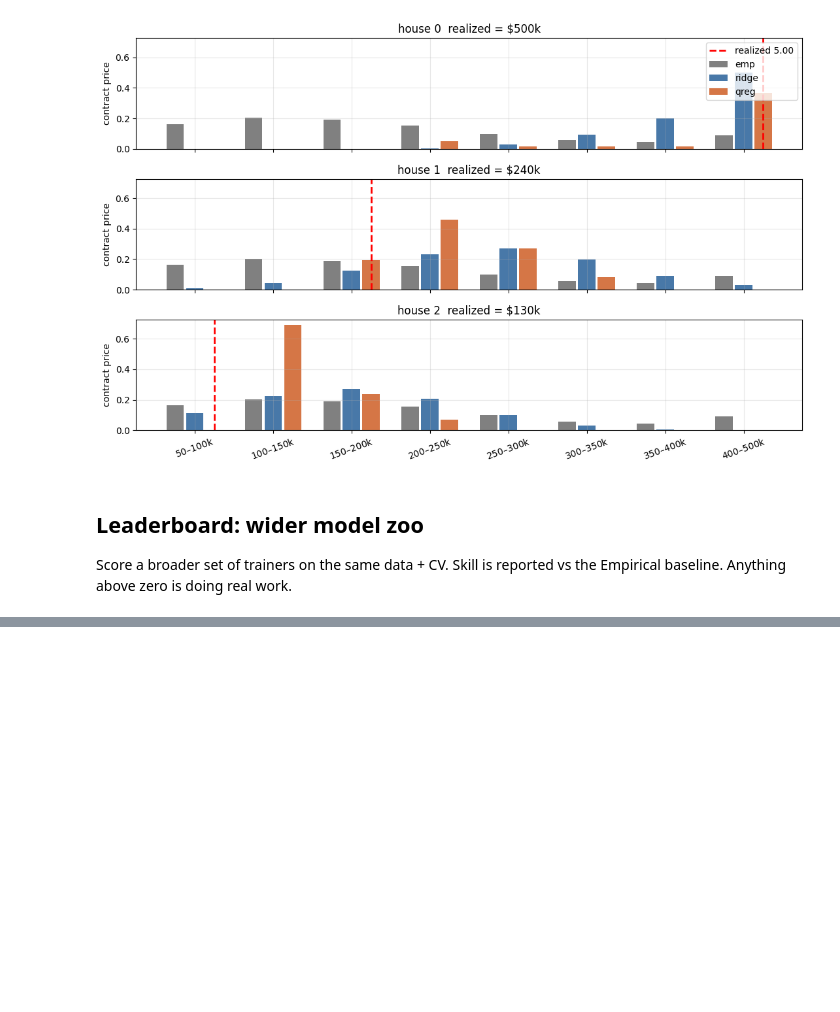
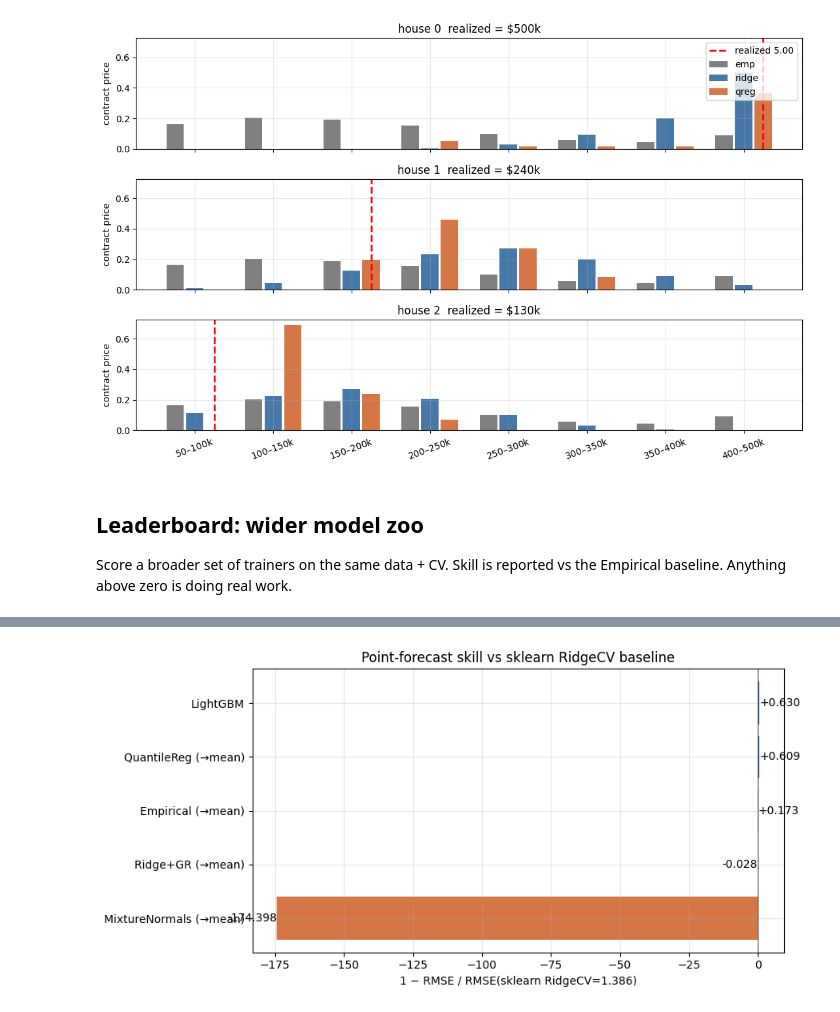
Before and after one commit to FrederikBenirschke/bracket-learn, a Jupyter notebook: notebooks/housing_brackets.ipynb, the cells around one changed output, grey strips where cells are left out. Saved outputs shown, nothing was run; the diff lists cells and outputs as text; code cells hidden in the pictures; blank space fills up the shorter version.

```diff
--- a/notebooks/housing_brackets.ipynb
+++ b/notebooks/housing_brackets.ipynb
@@ -313,0 +324,79 @@ rank model                   CRPS     log_score     CRPSS
+# %%
+from sklearn.metrics import mean_absolute_error, mean_squared_error
+from sklearn.model_selection import KFold
+
+from bracketlearn.score import to_point
+
+# Refit each leaderboard pipeline; collapse OOF dist to mean → RMSE/MAE.
+def _dist_to_point_metrics(stage_name, forecaster):
+    p = ForecastPipeline(
+        steps=[(stage_name, forecaster)],
+        cv="kfold", n_folds=5, shuffle=True, random_state=0,
+        refit_on_full=False,
+    )
+    r = p.fit_predict(X, y, ids=ids, timestamps=ts)
+    dist = r[stage_name]
+    y_oof = y[dist.ids.astype(int)]
+    mu = to_point(dist, how="mean")
+    return {
+        "RMSE": float(np.sqrt(mean_squared_error(y_oof, mu))),
+        "MAE":  float(mean_absolute_error(y_oof, mu)),
+    }
+
+
+# Two classical-ML baselines using the same k-fold split (no
+# distributional output — just RMSE / MAE per row of the OOF predict).
+def _sklearn_oof_metrics(model):
+    kf = KFold(n_splits=5, shuffle=True, random_state=0)
+    oof_pred = np.empty_like(y)
+    for tr, te in kf.split(X):
+        m = type(model)(**model.get_params())
+        m.fit(X[tr], y[tr])
+        oof_pred[te] = m.predict(X[te])
+    return {
+        "RMSE": float(np.sqrt(mean_squared_error(y, oof_pred))),
+        "MAE":  float(mean_absolute_error(y, oof_pred)),
+    }
+
+
+from lightgbm import LGBMRegressor
+
+point_lb = {
+    # Probabilistic → mean.
+    "Empirical (→mean)":      _dist_to_point_metrics("e", EmpiricalDistribution()),
+    "Ridge+GR (→mean)":       _dist_to_point_metrics("r", LiftedForecaster(
+        SklearnPoint(RidgeCV()), GlobalResidual(), name="r",
+    )),
+    "MixtureNormals (→mean)": _dist_to_point_metrics("m", MixtureNormals()),
+    "QuantileReg (→mean)":    _dist_to_point_metrics("q", QuantileReg(
+        n_estimators=200, learning_rate=0.05, random_seed=0,
+    )),
+    # Classical regressors (no distribution at all).
+    "sklearn RidgeCV":        _sklearn_oof_metrics(RidgeCV()),
+    "LightGBM":               _sklearn_oof_metrics(LGBMRegressor(
+        n_estimators=200, learning_rate=0.05, verbose=-1, random_state=0,
+    )),
+}
+
+rows_pt = sorted(point_lb.items(), key=lambda kv: kv[1]["RMSE"])
+print(f"{'rank':<5}{'model':<26}{'RMSE':>10}{'MAE':>10}")
+print("-" * 51)
+for i, (name, m) in enumerate(rows_pt, 1):
+    print(f"{i:<5}{name:<26}{m['RMSE']:>10.4f}{m['MAE']:>10.4f}")
+
+# Skill bars: RMSE vs the sklearn baseline.
+sk_rmse = point_lb["sklearn RidgeCV"]["RMSE"]
+names_pt = [r[0] for r in rows_pt if r[0] != "sklearn RidgeCV"]
+skills_pt = [1 - r[1]["RMSE"]/sk_rmse for r in rows_pt if r[0] != "sklearn RidgeCV"]
+fig, ax = plt.subplots(figsize=(9, 4.5))
+colors_pt = ["#4878a8" if s > 0 else "#d57646" for s in skills_pt]
+ax.barh(names_pt, skills_pt, color=colors_pt)
+ax.axvline(0, color="black", linewidth=0.5)
+ax.invert_yaxis()
+ax.set_xlabel(f"1 − RMSE / RMSE(sklearn RidgeCV={sk_rmse:.3f})")
+ax.set_title("Point-forecast skill vs sklearn RidgeCV baseline")
+for i, s in enumerate(skills_pt):
+    ax.text(s + (0.005 if s > 0 else -0.005), i, f"{s:+.3f}",
+            va="center", ha="left" if s > 0 else "right")
+plt.tight_layout(); plt.show()
+# %% [output]
@@ -314 +411,2 @@ rank model                   CRPS     log_score     CRPSS
+[figure, added]
 # %% [markdown]
```
Also changed, not shown: parts of 6 cells of this notebook, 26 other files.
